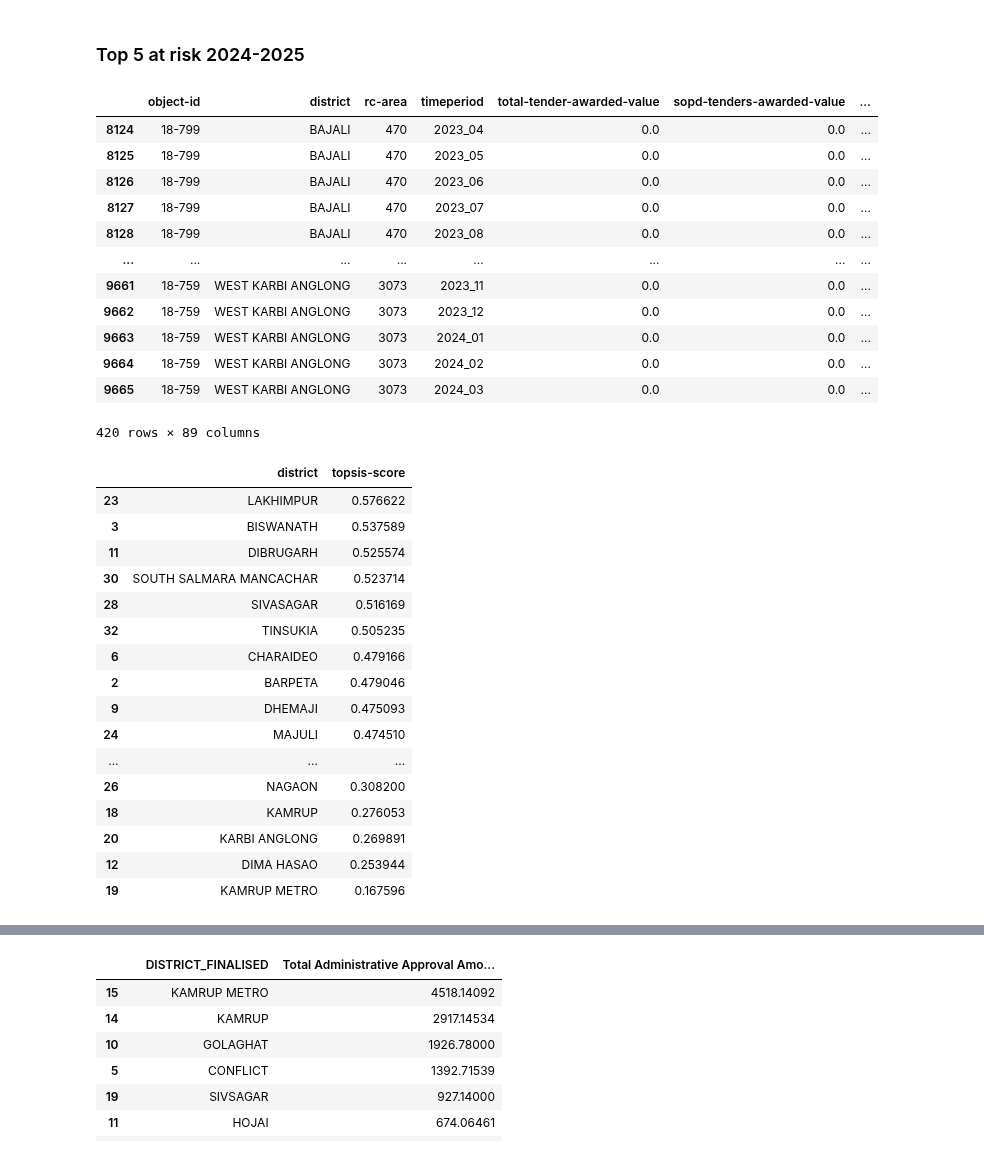
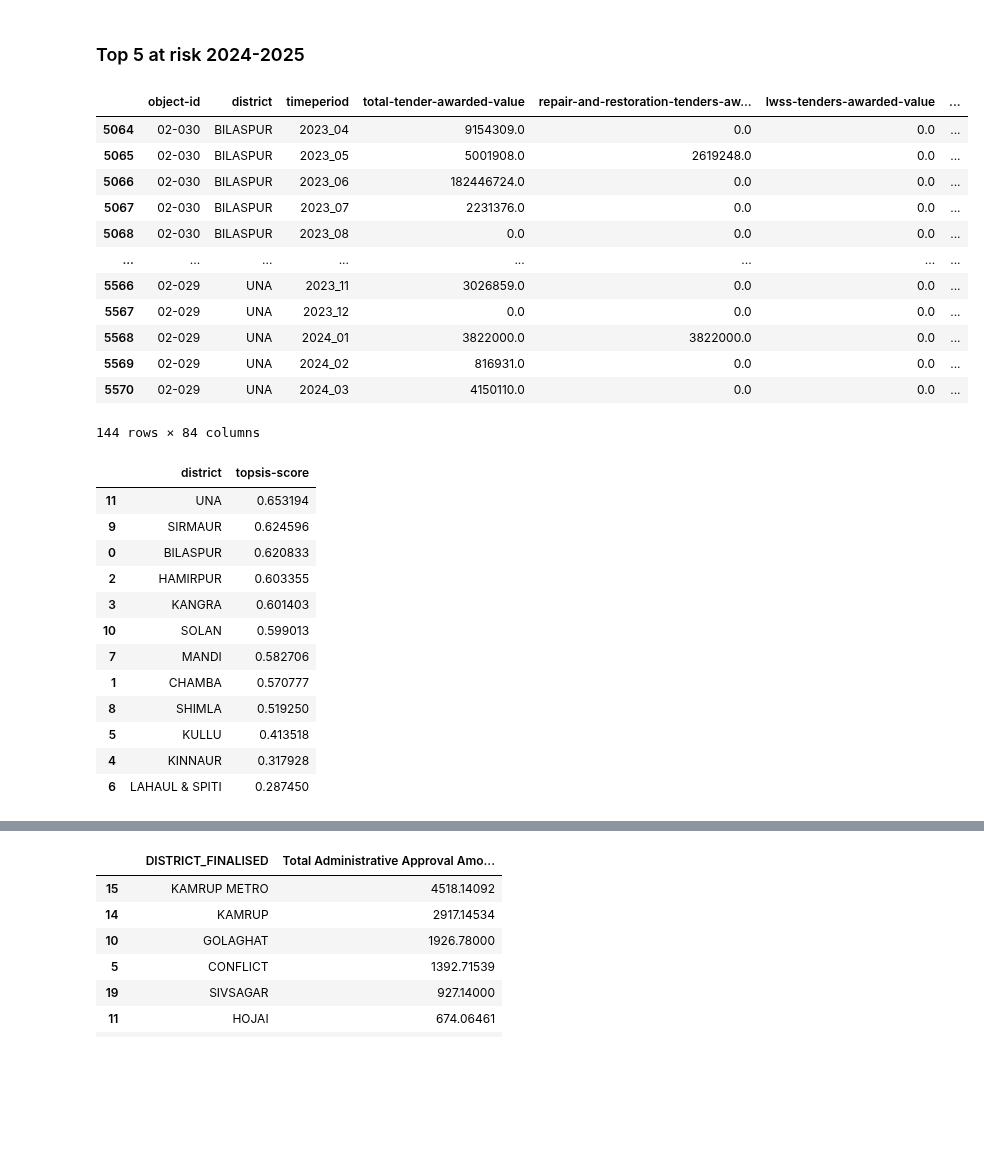
Before and after one commit to CivicDataLab/IDS-DRR-Himachal-Pradesh-Risk-Score-Model, a Jupyter notebook: RiskScoreModel/scripts/tests_deployment/top_risk.ipynb, the cells around one changed output, grey strips where cells are left out. Drawn from its saved outputs; the diff is of its cells as text; code cells hidden in the pictures; blank space fills up the shorter version.

Commit message:
Fixes: district level aggregation for tenders

```diff
--- a/RiskScoreModel/scripts/top_risk.ipynb
+++ b/RiskScoreModel/scripts/tests_deployment/top_risk.ipynb
@@ -341,48 +337,44 @@ dist_sdrf_sort
 # %% [markdown]
 ### Top 5 at risk 2024-2025
 # %%
-risk = pd.read_csv(r'D:\CivicDataLab_IDS-DRR\IDS-DRR_Github\Deployment\IDS-DRR-Assam-Risk-Model\RiskScoreModel\data\risk_score_final_district.csv')
-risk_dist = risk.loc[risk['revenue-ci'].isnull()]
+risk = pd.read_csv(r'D:\CivicDataLab_IDS-DRR\IDS-DRR_Github\Deployment\IDS-DRR-Himachal-Pradesh-Risk-Score-Model\RiskScoreModel\data\risk_score_final_district.csv')
+risk_dist = risk.loc[risk['tehsil'].isnull()]
 fy_2024 = ['2024_04','2024_05','2024_06','2024_07','2024_08','2024_09','2024_10','2024_11','2024_12','2025_01','2025_02','2025_03']
 risk_2024_25 = risk_dist.loc[risk_dist['timeperiod'].isin(fy_2024)]
 risk_2022_23 = risk_dist.loc[risk_dist['financial-year']=='2023-2024']
 risk_2022_23
 # %% [output]
-|  | object-id | district | rc-area | timeperiod | total-tender-awarded-value | sopd-tenders-awarded-value | ... |
-| 8124 | 18-799 | BAJALI | 470 | 2023_04 | 0.0 | 0.0 | ... |
-| 8125 | 18-799 | BAJALI | 470 | 2023_05 | 0.0 | 0.0 | ... |
-| 8126 | 18-799 | BAJALI | 470 | 2023_06 | 0.0 | 0.0 | ... |
-| 8127 | 18-799 | BAJALI | 470 | 2023_07 | 0.0 | 0.0 | ... |
-| 8128 | 18-799 | BAJALI | 470 | 2023_08 | 0.0 | 0.0 | ... |
+|  | object-id | district | timeperiod | total-tender-awarded-value | repair-and-restoration-tenders-aw... | lwss-tenders-awarded-value | ... |
+| 5064 | 02-030 | BILASPUR | 2023_04 | 9154309.0 | 0.0 | 0.0 | ... |
+| 5065 | 02-030 | BILASPUR | 2023_05 | 5001908.0 | 2619248.0 | 0.0 | ... |
+| 5066 | 02-030 | BILASPUR | 2023_06 | 182446724.0 | 0.0 | 0.0 | ... |
+| 5067 | 02-030 | BILASPUR | 2023_07 | 2231376.0 | 0.0 | 0.0 | ... |
+| 5068 | 02-030 | BILASPUR | 2023_08 | 0.0 | 0.0 | 0.0 | ... |
 | ... | ... | ... | ... | ... | ... | ... | ... |
-| 9661 | 18-759 | WEST KARBI ANGLONG | 3073 | 2023_11 | 0.0 | 0.0 | ... |
-| 9662 | 18-759 | WEST KARBI ANGLONG | 3073 | 2023_12 | 0.0 | 0.0 | ... |
-| 9663 | 18-759 | WEST KARBI ANGLONG | 3073 | 2024_01 | 0.0 | 0.0 | ... |
-| 9664 | 18-759 | WEST KARBI ANGLONG | 3073 | 2024_02 | 0.0 | 0.0 | ... |
-| 9665 | 18-759 | WEST KARBI ANGLONG | 3073 | 2024_03 | 0.0 | 0.0 | ... |
+| 5566 | 02-029 | UNA | 2023_11 | 3026859.0 | 0.0 | 0.0 | ... |
+| 5567 | 02-029 | UNA | 2023_12 | 0.0 | 0.0 | 0.0 | ... |
+| 5568 | 02-029 | UNA | 2024_01 | 3822000.0 | 3822000.0 | 0.0 | ... |
+| 5569 | 02-029 | UNA | 2024_02 | 816931.0 | 0.0 | 0.0 | ... |
+| 5570 | 02-029 | UNA | 2024_03 | 4150110.0 | 0.0 | 0.0 | ... |
-420 rows × 89 columns
+144 rows × 84 columns
 # %%
 dist_risk_2223 = risk_2022_23.groupby('district').agg({'topsis-score':'mean'}).reset_index()
 dist_sort_2223 = dist_risk_2223.sort_values(by='topsis-score', ascending=False)
 dist_sort_2223
 # %% [output]
 |  | district | topsis-score |
-| 23 | LAKHIMPUR | 0.576622 |
-| 3 | BISWANATH | 0.537589 |
-| 11 | DIBRUGARH | 0.525574 |
-| 30 | SOUTH SALMARA MANCACHAR | 0.523714 |
-| 28 | SIVASAGAR | 0.516169 |
-| 32 | TINSUKIA | 0.505235 |
-| 6 | CHARAIDEO | 0.479166 |
-| 2 | BARPETA | 0.479046 |
-| 9 | DHEMAJI | 0.475093 |
-| 24 | MAJULI | 0.474510 |
-| ... | ... | ... |
-| 26 | NAGAON | 0.308200 |
-| 18 | KAMRUP | 0.276053 |
-| 20 | KARBI ANGLONG | 0.269891 |
-| 12 | DIMA HASAO | 0.253944 |
-| 19 | KAMRUP METRO | 0.167596 |
+| 11 | UNA | 0.653194 |
+| 9 | SIRMAUR | 0.624596 |
+| 0 | BILASPUR | 0.620833 |
+| 2 | HAMIRPUR | 0.603355 |
+| 3 | KANGRA | 0.601403 |
+| 10 | SOLAN | 0.599013 |
+| 7 | MANDI | 0.582706 |
+| 1 | CHAMBA | 0.570777 |
+| 8 | SHIMLA | 0.519250 |
+| 5 | KULLU | 0.413518 |
+| 4 | KINNAUR | 0.317928 |
+| 6 | LAHAUL & SPITI | 0.287450 |
 # %%
 dist_risk_2425 = risk_2024_25.groupby('district').agg({'topsis-score':'mean'}).reset_index()
 dist_sort = dist_risk_2425.sort_values(by='topsis-score', ascending=False)
```
Also changed, not shown: parts of 8 cells of this notebook, 9 other files.
